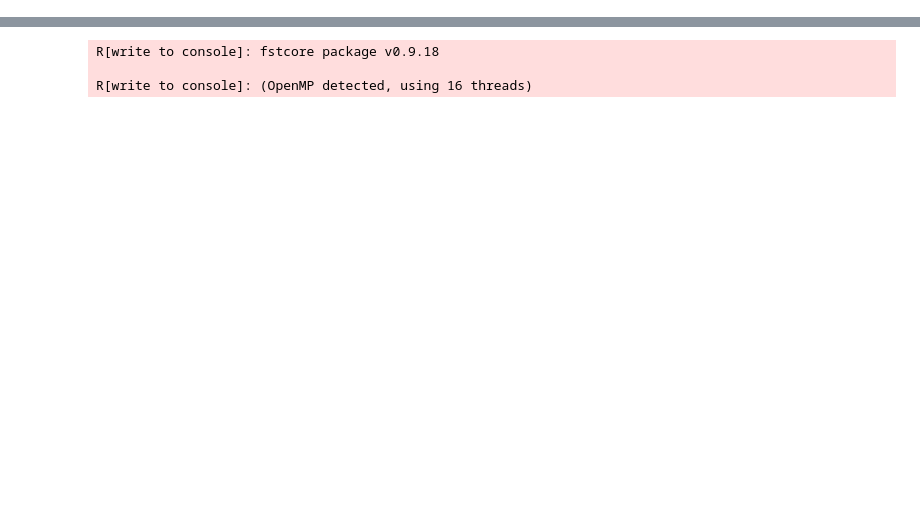
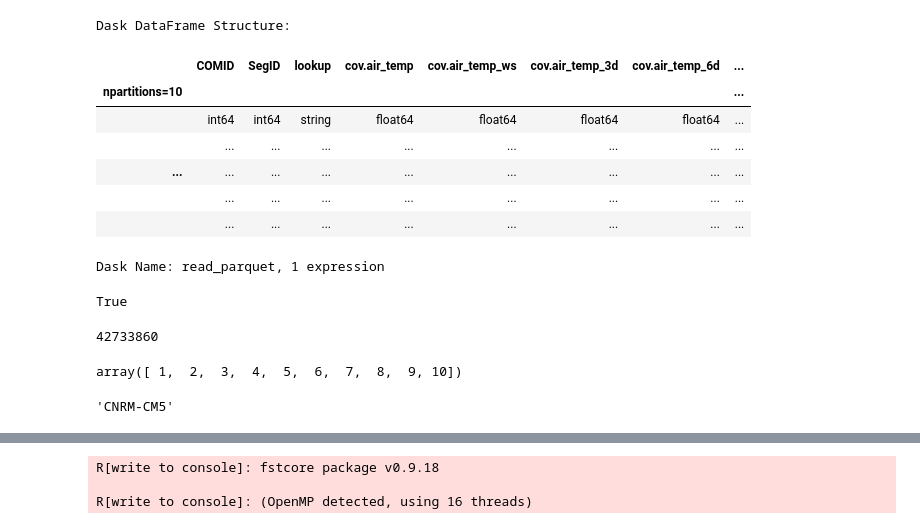
Before and after one commit to uryckid/stream-temperature-predictions, a Jupyter notebook: fst_to_csv.ipynb, the cells around one changed output, grey strips where cells are left out. Drawn from its saved outputs; the diff is of its cells as text; code cells hidden in the pictures; blank space fills up the shorter version.

```diff
--- a/fst_to_csv.ipynb
+++ b/fst_to_csv.ipynb
@@ -95,0 +107,4 @@ dir_to_do
+# %%
+gcms = [s.split('/')[-2] for s in subdirs]
+#gcms.sort(key = str.lower)
+gcms
@@ -116,0 +233,29 @@ files_to_do
+# %%
+ddf = dd.read_parquet(outfile)
+ddf
+# %% [output]
+Dask DataFrame Structure:
+|  | COMID | SegID | lookup | cov.air_temp | cov.air_temp_ws | cov.air_temp_3d | cov.air_temp_6d | ... |
+| npartitions=10 |  |  |  |  |  |  |  | ... |
+|  | int64 | int64 | string | float64 | float64 | float64 | float64 | ... |
+|  | ... | ... | ... | ... | ... | ... | ... | ... |
+| ... | ... | ... | ... | ... | ... | ... | ... | ... |
+|  | ... | ... | ... | ... | ... | ... | ... | ... |
+|  | ... | ... | ... | ... | ... | ... | ... | ... |
+Dask Name: read_parquet, 1 expression
+# %%
+os.path.exists(outfile)
+# %% [output]
+True
+# %%
+len(ddf)
+# %% [output]
+42733860
+# %%
+ddf.GCM.compute().unique()
+# %% [output]
+array([ 1,  2,  3,  4,  5,  6,  7,  8,  9, 10])
+# %%
+gcm.split('/')[-2]
+# %% [output]
+'CNRM-CM5'
```
Also changed, not shown: parts of 18 cells of this notebook, 6 other files.
